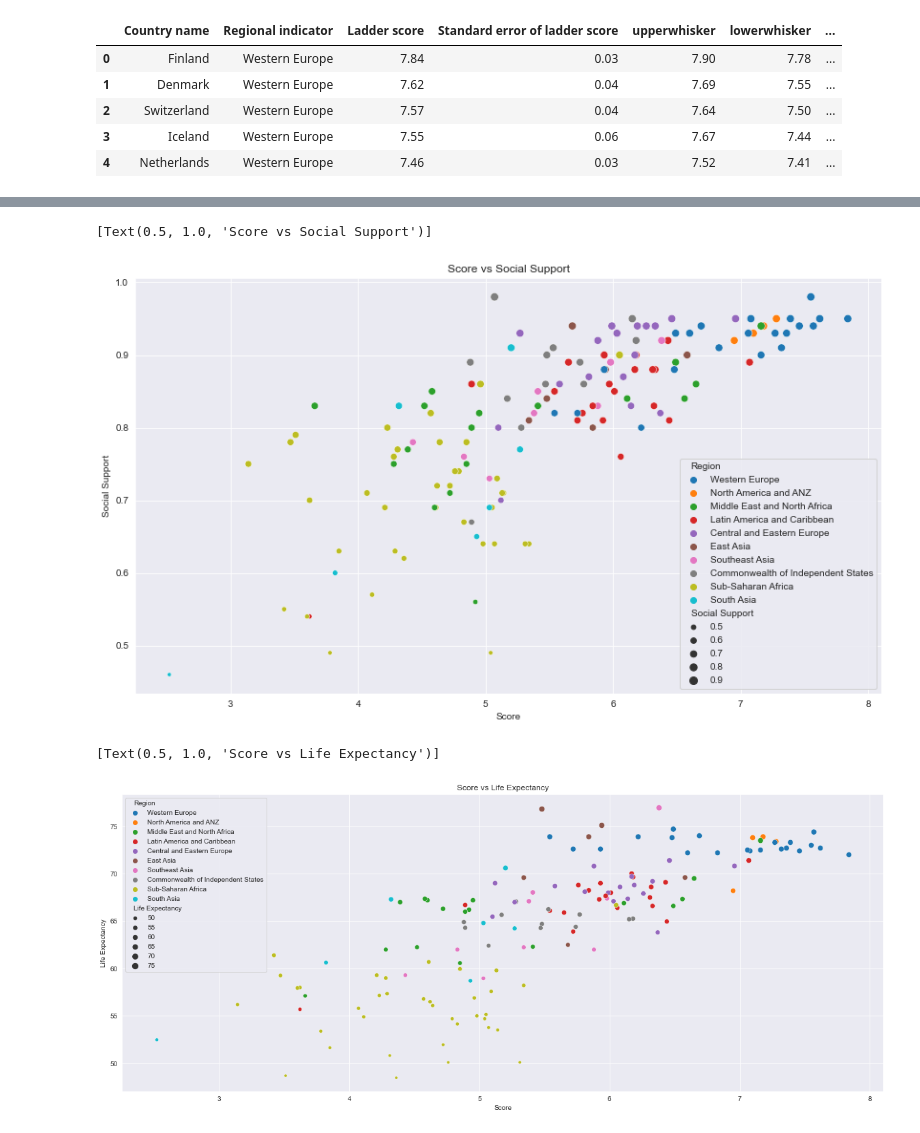
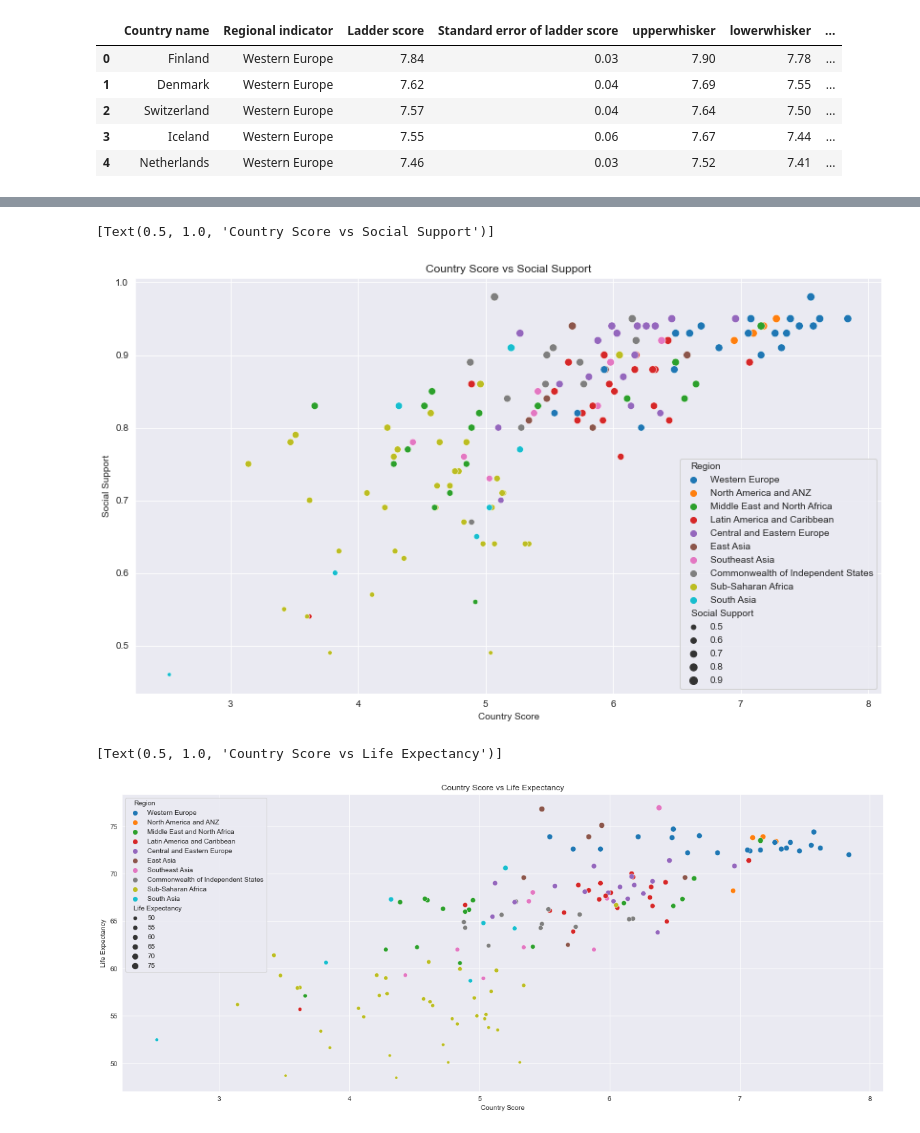
Before and after one commit to EdwinVargas22/World-Happiness-2021, a Jupyter notebook: Data_Analysis.ipynb, the cells around one changed output, grey strips where cells are left out. Cells and saved outputs as stored; diff of their text form; code cells hidden in the pictures.

```diff
--- a/Data_Analysis.ipynb
+++ b/Data_Analysis.ipynb
@@ -78,7 +77,7 @@ dataset_modified.head()
 
 # Renaming the columns
 
-dataset_modified = dataset_modified.rename(columns={"Regional indicator": "Region", "Ladder score": "Score", "Logged GDP per capita": "GDP per capita", "Social support": "Social Support", "Healthy life expectancy": "Life Expectancy", "Freedom to make life choices": "Freedom", "Perceptions of corruption": "Corruption Score"})
+dataset_modified = dataset_modified.rename(columns={"Regional indicator": "Region", "Ladder score": "Country Score", "Logged GDP per capita": "GDP per capita", "Social support": "Social Support", "Healthy life expectancy": "Life Expectancy", "Freedom to make life choices": "Freedom", "Perceptions of corruption": "Corruption Score"})
 
 dataset_modified.head()
 # %% [output]
@@ -104,27 +104,29 @@ sns.scatterplot(data=dataset_modified, x='Score', y='GDP per capita', hue='Regio
 # %%
-# Scatter plot of Score vs Social Support
+# Scatter plot of Country Score vs Social Support
 
 fig = plt.gcf()
 
 fig.set_size_inches(14, 8)
 
+# Setting the seaborn theme for the scatter plot
 sns.set_style("darkgrid")
 
-sns.scatterplot(data=dataset_modified, x='Score', y='Social Support', hue='Region', size='Social Support').set(title='Score vs Social Support')
+sns.scatterplot(data=dataset_modified, x='Country Score', y='Social Support', hue='Region', size='Social Support').set(title='Country Score vs Social Support')
 # %% [output]
-[Text(0.5, 1.0, 'Score vs Social Support')]
+[Text(0.5, 1.0, 'Country Score vs Social Support')]
-[figure, old version]
+[figure, new version]
 # %%
-# Scatter plot of Score vs Life Expectancy
+# Scatter plot of Country Score vs Life Expectancy
 
 fig = plt.gcf()
 
 fig.set_size_inches(20, 8)
 
+# Setting the seaborn theme for the scatter plot
 sns.set_style("darkgrid")
 
-sns.scatterplot(data=dataset_modified, x='Score', y='Life Expectancy', hue='Region', size='Life Expectancy').set(title='Score vs Life Expectancy')
+sns.scatterplot(data=dataset_modified, x='Country Score', y='Life Expectancy', hue='Region', size='Life Expectancy').set(title='Country Score vs Life Expectancy')
 # %% [output]
-[Text(0.5, 1.0, 'Score vs Life Expectancy')]
+[Text(0.5, 1.0, 'Country Score vs Life Expectancy')]
-[figure, old version]
+[figure, new version]
 # %%
```
Also changed, not shown: parts of 7 cells of this notebook.
